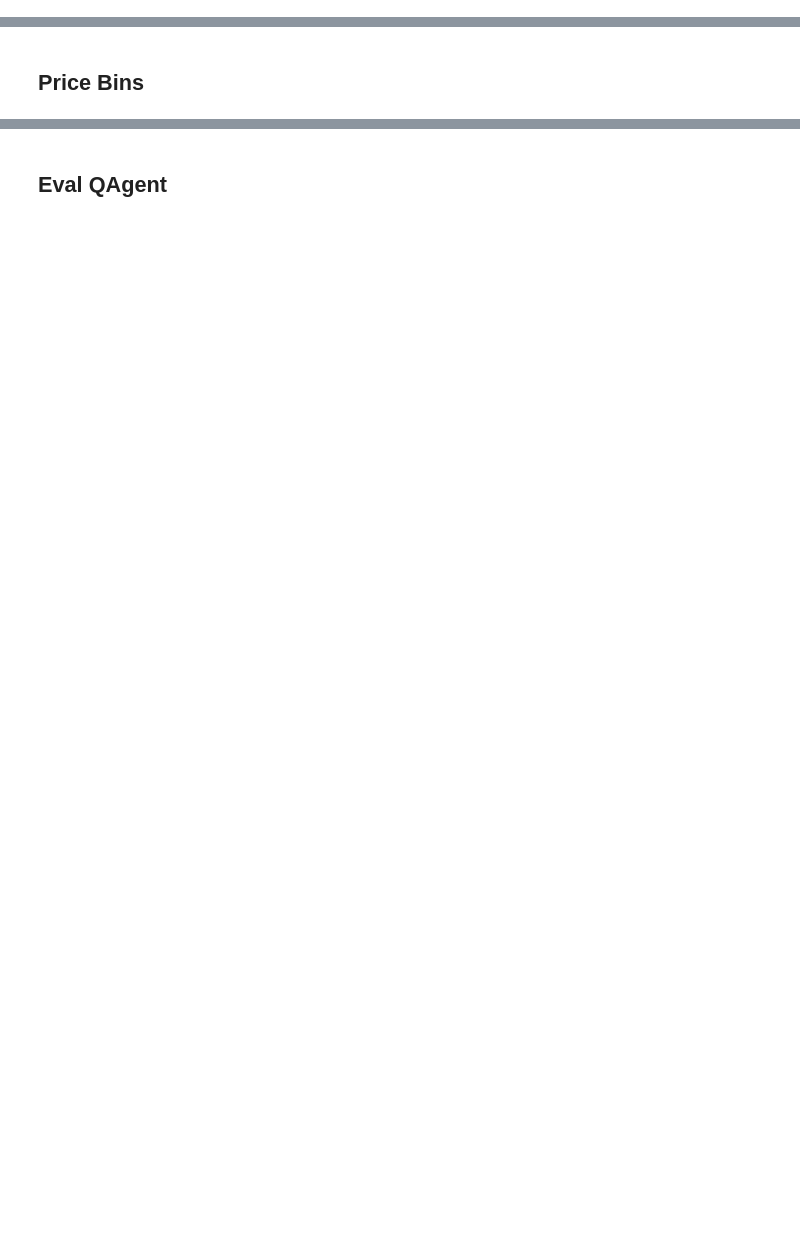
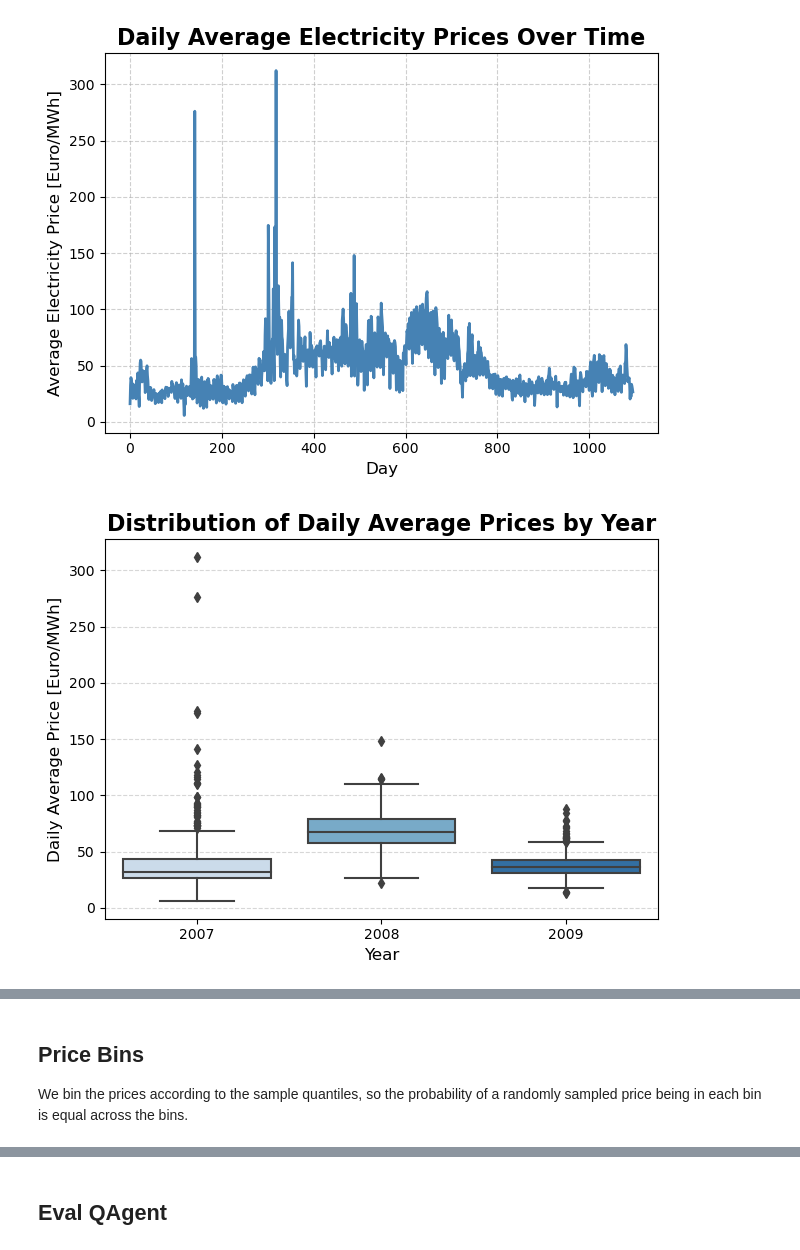
Before and after one commit to aeli3/RL-Project-2024, a Jupyter notebook: RL_Project(Own Environment).ipynb, the cells around one changed output, grey strips where cells are left out. Drawn from its saved outputs; the diff is of its cells as text; code cells hidden in the pictures; blank space fills up the shorter version.

```diff
--- a/RL_Project(Own Environment).ipynb
+++ b/RL_Project(Own Environment).ipynb
@@ -51,0 +68,62 @@ for q in range(11):
+# %%
+train['day of week']=train.day_of_week
+
+no_days=train.shape[0]
+daily_averages=np.zeros(no_days)
+for i in range(no_days):
+    daily_averages[i]=np.mean(train.iloc[i,1:25])
+
+#line plot of daily averages
+train['daily average'] = daily_averages
+
+plt.figure()
+plt.plot(train['daily average'], color='steelblue', linewidth=2)
+plt.title('Daily Average Electricity Prices Over Time', fontsize=16, fontweight='bold')
+plt.xlabel('Day', fontsize=12)
+plt.ylabel('Average Electricity Price [Euro/MWh]', fontsize=12)
+plt.grid(True, linestyle='--', alpha=0.6)
+plt.tight_layout()
+plt.show()
+
+#boxplot of daily average price by year
+plt.figure()
+sb.boxplot(x='year', y='daily average', data=train, palette='Blues')
+plt.title('Distribution of Daily Average Prices by Year', fontsize=16, fontweight='bold')
+plt.xlabel('Year', fontsize=12)
+plt.ylabel('Daily Average Price [Euro/MWh]', fontsize=12)
+plt.grid(True, axis='y', linestyle='--', alpha=0.5)
+plt.tight_layout()
+plt.show()
+
+#boxplot of daily average price by weekday
+plt.figure()
+sb.boxplot(x='day_of_week', y='daily average', data=train, palette='Greens')
+plt.title('Daily Average Electricity Prices by Weekday', fontsize=16, fontweight='bold')
+plt.xlabel('Weekday (0=Monday, 6=Sunday)', fontsize=12)
+plt.ylabel('Daily Average Price [Euro/MWh]', fontsize=12)
+plt.grid(True, axis='y', linestyle='--', alpha=0.5)
+plt.tight_layout()
+plt.show()
+
+# a correlation heat map betwen various data features - we don't want to include fatures with high correlation
+plt.figure()
+corr = train[['month', 'year', 'daily average', 'Hour 01', 'Hour 10']].corr()
+sb.heatmap(corr, annot=True, cmap='YlGnBu', fmt=".2f", linewidths=0.5, square=True, cbar_kws={"shrink": 0.8})
+plt.title('Correlation Map of Selected Features', fontsize=16, fontweight='bold')
+plt.xticks(rotation=45)
+plt.yticks(rotation=0)
+plt.tight_layout()
+plt.show()
+
+# histogram of Daily Average Prices (2007 only)
+plt.figure()
+sb.histplot(train[train["year"] == 2007]['daily average'], kde=True, color='steelblue', bins=30)
+plt.title('Distribution of Daily Average Electricity Prices (2007)', fontsize=16, fontweight='bold')
+plt.xlabel('Daily Average Price [Euro/MWh]', fontsize=12)
+plt.ylabel('Frequency', fontsize=12)
+plt.grid(True, linestyle='--', alpha=0.6)
+plt.tight_layout()
+plt.show()
+# %% [output]
+[figure, added]
+[figure, added]
@@ -52,3 +133,5 @@ for q in range(11):
 # %% [markdown]
 ## Price Bins
+
+We bin the prices according to the sample quantiles, so the probability of a randomly sampled price being in each bin is equal across the bins.
 # %%
```
Also changed, not shown: parts of 24 cells of this notebook, 1 other file.
